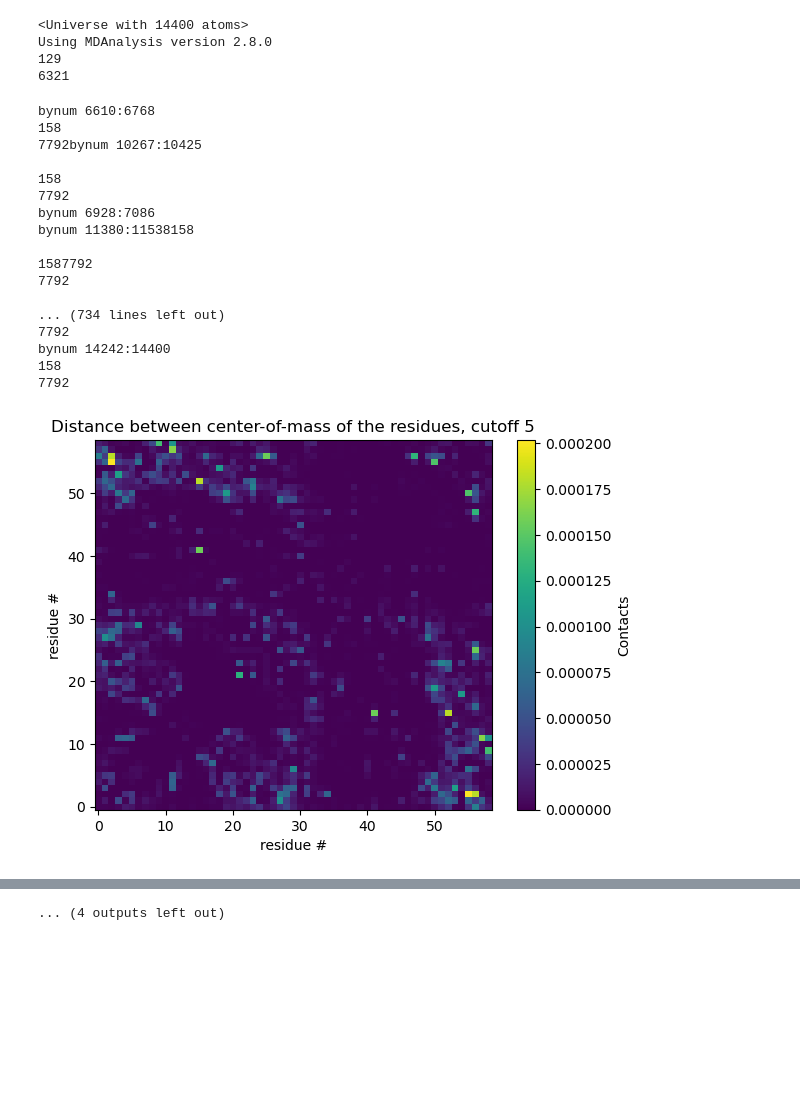
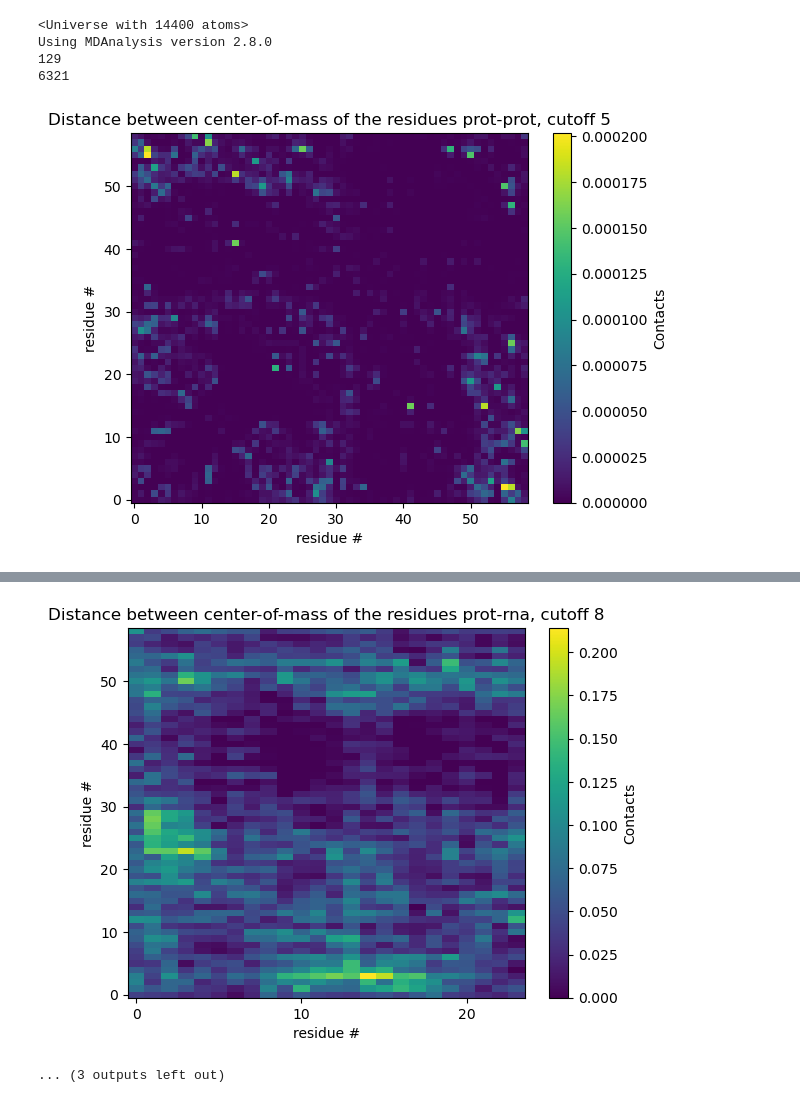
Before and after one commit to oreoqke/MDanal, a Jupyter notebook: contact_map.ipynb, the cells around one changed output, grey strips where cells are left out. Saved outputs shown, nothing was run; the diff lists cells and outputs as text; code cells hidden in the pictures; blank space fills up the shorter version.

Commit message:
cleaned up version

```diff
--- a/contact_map.ipynb
+++ b/contact_map.ipynb
@@ -47,7 +47,7 @@ Using MDAnalysis version 2.8.0
 129
 6321
 # %%
-def plot_dist(res_dist, cutoff, vmax = 0):
+def plot_dist(res_dist, cutoff, mode, vmax = 0):
     fig2, ax2 = plt.subplots()
     if vmax == 0:
         im2 = ax2.imshow(res_dist, aspect='auto', origin='lower')
@@ -64,30 +64,12 @@ def plot_dist(res_dist, cutoff, vmax = 0):
     # add figure labels and titles
     plt.ylabel('residue #')
     plt.xlabel('residue #')
-    plt.title(f"Distance between center-of-mass of the residues, cutoff {cutoff}")
+    plt.title(f"Distance between center-of-mass of the residues {mode}, cutoff {cutoff}")
 
     # # colorbar
     cbar2 = fig2.colorbar(im2)
     cbar2.ax.set_ylabel('Contacts')
     plt.show()
-
-
-# single threaded version
-
-# def contacts_within_cutoff(u, group_a, group_b, radius=20):
-#     size1 = len(group_a.center_of_mass(compound='residues'))
-#     size2 = len(group_b.center_of_mass(compound='residues'))
-#     tot_contacts = np.zeros((size1,size2))
-#     for ts in u.trajectory:
-#         res_com1 = group_a.center_of_mass(compound='residues')
-#         res_com2 = group_b.center_of_mass(compound='residues')
-
-#         com_dist = distances.distance_array(res_com1, res_com2,
-#                                     box=u.dimensions)
-#         contact_mat = contacts.contact_matrix(com_dist, radius)
-#         # this way of doing average is slower but prevents from overflow
-#         tot_contacts = tot_contacts + contact_mat
-#     return tot_contacts
 # %%
 
 # Define the function to process contacts within a single job
@@ -230,51 +212,34 @@ for radius in radii:
         res_inter_reduced = np.zeros((matrix.shape[0], NUM_RES_RNA))
         for ind in range(NUM_RES_RNA):
             columns_to_average = matrix[:, ind::NUM_RES_RNA]
             res_inter_reduced[:, ind] = columns_to_average.mean(axis=1)
         avg_inter_contacts += res_inter_reduced
     avg_inter_contacts = avg_inter_contacts / NUM_RES_RNA
     avg_inter_contacts = avg_inter_contacts / num_frames
     save_contact_map(avg_inter_contacts, f"{contact_map_dir}contact_map_{mode}_cutoff_{radius}.csv")
     results_rna_rna.append(avg_inter_contacts)
 
 mode = "prot-rna"  # Ensure mode is reassigned here
 results_prot_rna = []
 for radius in radii:
     avg_inter_contacts = np.zeros((NUM_RES, NUM_RES_RNA))  # Ensure correct shape
     ctcs = generate_contact_map(gro_file, xtc_file, NUM_PROTEINS, PROTEIN_LEN, NUM_RES, radius, mode)
     for matrix in ctcs:
         res_inter_reduced = np.zeros((matrix.shape[0], NUM_RES_RNA))
         for ind in range(NUM_RES_RNA):
             columns_to_average = matrix[:, ind::NUM_RES_RNA]
             res_inter_reduced[:, ind] = columns_to_average.mean(axis=1)
         avg_inter_contacts += res_inter_reduced
     avg_inter_contacts = avg_inter_contacts / num_frames
     save_contact_map(avg_inter_contacts, f"{contact_map_dir}contact_map_{mode}_cutoff_{radius}.csv")
     results_prot_rna.append(avg_inter_contacts)
 
 # Now we can plot all the results
 for i,radius in enumerate(radii):
-   plot_dist(results[i], cutoff=radius)
+   plot_dist(results[i], cutoff=radius, mode="prot-prot")
 for i,radius in enumerate(radii):
-    plot_dist(results_rna_rna[i], cutoff=radius)
+    plot_dist(results_rna_rna[i], cutoff=radius, mode="rna-rna")
 for i,radius in enumerate(radii):
-    plot_dist(results_prot_rna[i], cutoff=radius)
+    plot_dist(results_prot_rna[i], cutoff=radius, mode="prot-rna")
 # %% [output]
-bynum 6610:6768
-158
-7792bynum 10267:10425
-
-158
-7792
-bynum 6928:7086
-bynum 11380:11538158
-
-1587792
-7792
-
-... (734 lines left out)
-7792
-bynum 14242:14400
-158
-7792
-[figure, old version]
+[figure, new version]
@@ -291 +256,2 @@ bynum 14242:14400
-... (4 outputs left out)
+[figure, added]
+... (3 outputs left out)
```
Also changed, not shown: parts of 5 cells of this notebook, 5 other files.
